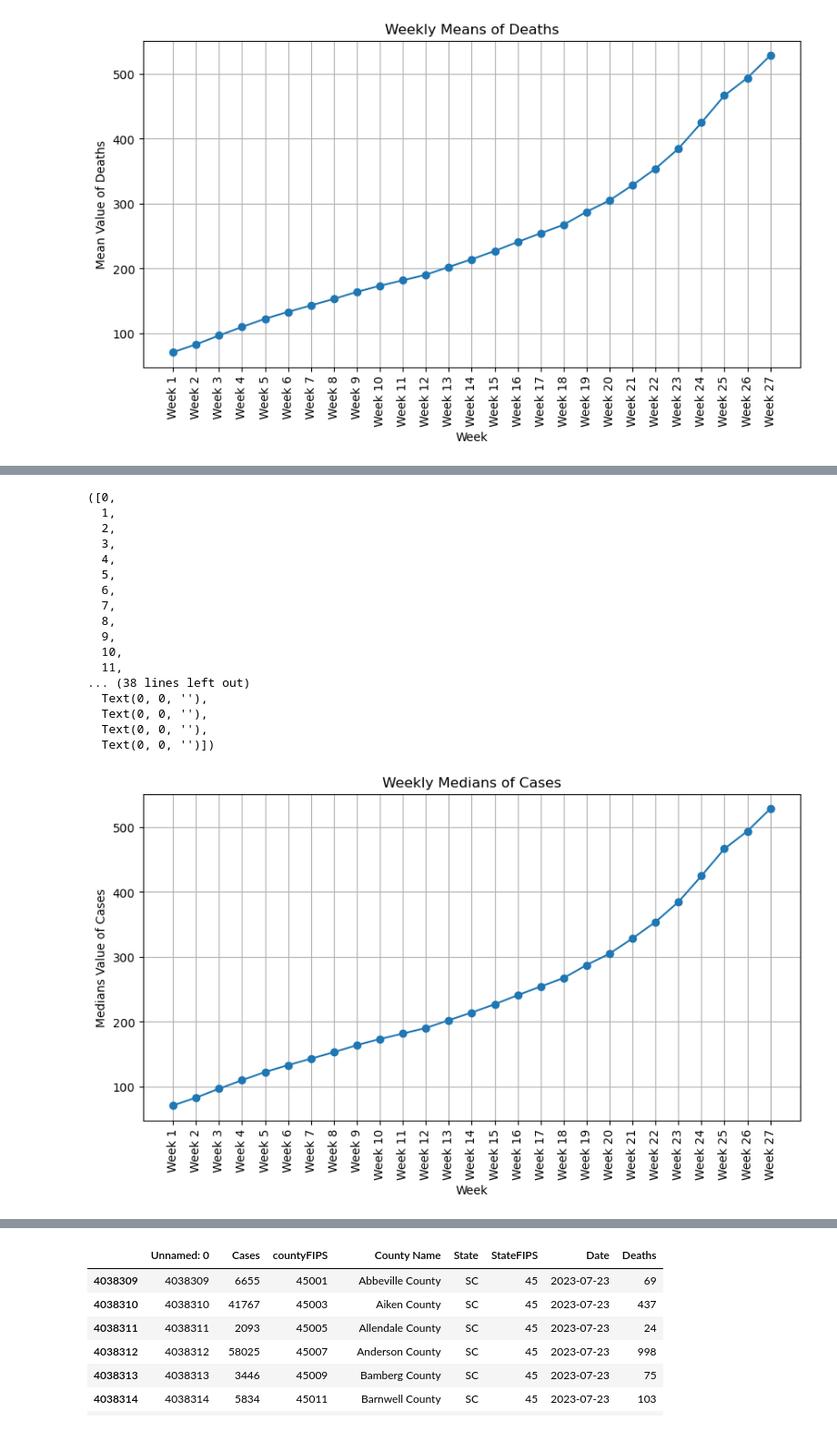
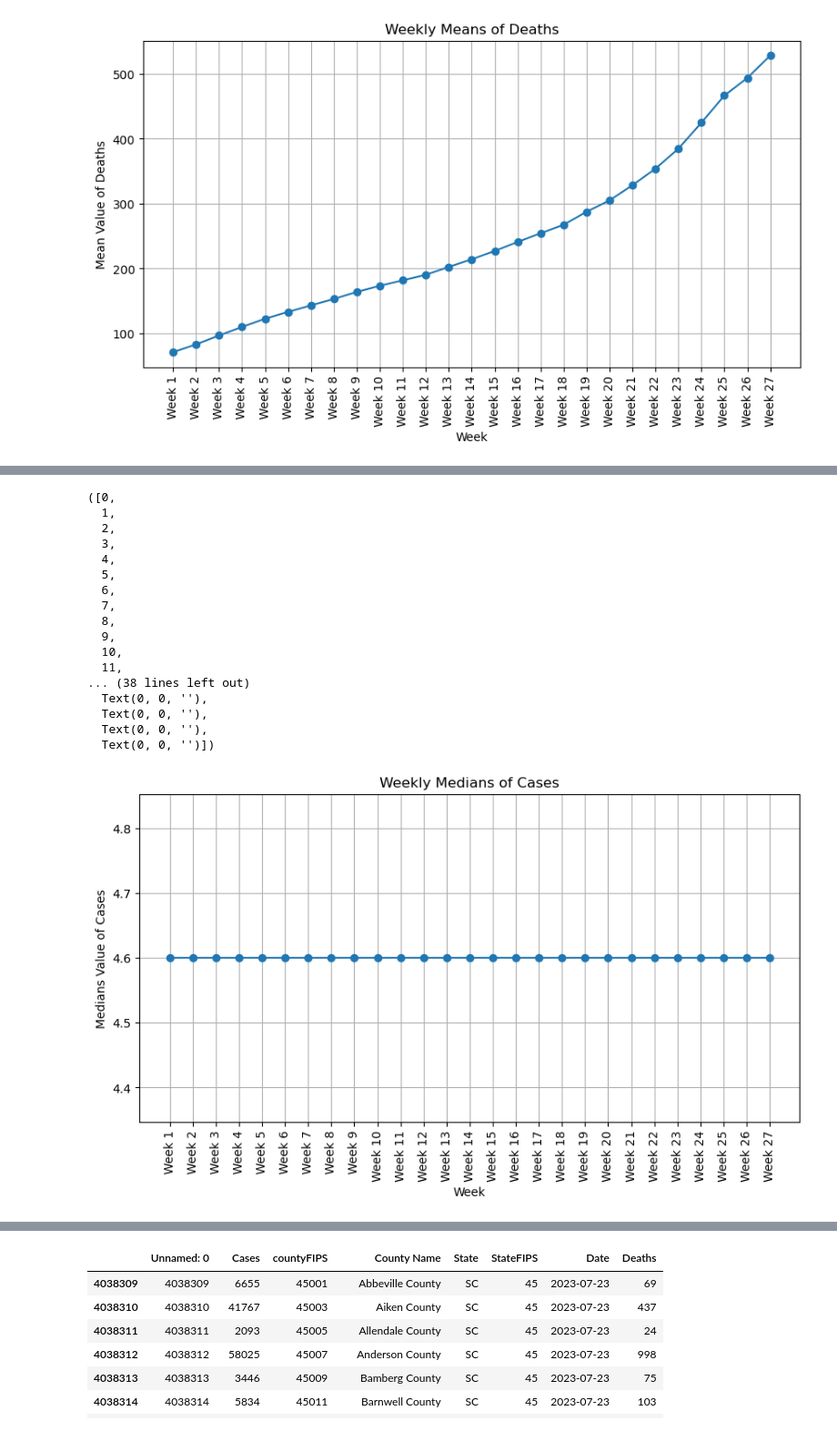
Before and after one commit to mawuliagboklu/DS-Group-, a Jupyter notebook: Project Stage II/CSC405ProjectStage2EgeKeser.ipynb, the cells around one changed output, grey strips where cells are left out. Shown at 91% size. Cells and saved outputs as stored; diff of their text form; code cells hidden in the pictures.

```diff
--- a/Project Stage II/CSC405ProjectStage2EgeKeser.ipynb
+++ b/Project Stage II/CSC405ProjectStage2EgeKeser.ipynb
@@ -165,7 +165,7 @@ endDatesOfWeeks = ['2020-07-07', '2020-07-14', '2020-07-21', '2020-07-28', '2020
 meansPerWeekNCCase = {}
 # %%
 for weekNumberNCCase, (startDateNCCase, endDateNCCase) in enumerate(zip(startDatesOfWeeks, endDatesOfWeeks), start=1):
-    weekFilteredNCCase = dfNCDataSet[(dfNCDataSet['Date'] <= endDate) & (dfNCDataSet['Date'] >= startDate)]
+    weekFilteredNCCase = dfNCDataSet[(dfNCDataSet['Date'] <= endDateNCCase) & (dfNCDataSet['Date'] >= startDateNCCase)]
     meanWeekNCCase = (weekFilteredNCCase['Cases'] / 10.000).mean()
     meansPerWeekNCCase[f'Week {weekNumberNCCase}'] = meanWeekNCCase
 # %%
@@ -201,8 +201,8 @@ plt.xticks(rotation=90)
 # %%
 meansPerWeekNCDeath = {}
 # %%
-for weekNumberNCDeath, (startDateNCDeath, endDateNCDeath) in enumerate(zip(startDates, endDates), start=1):
-    weekFilteredNCDeath = dfNCDataSet[(dfNCDataSet['Date'] <= endDate) & (dfNCDataSet['Date'] >= startDate)]
+for weekNumberNCDeath, (startDateNCDeath, endDateNCDeath) in enumerate(zip(startDatesOfWeeks, endDatesOfWeeks), start=1):
+    weekFilteredNCDeath = dfNCDataSet[(dfNCDataSet['Date'] <= endDateNCDeath) & (dfNCDataSet['Date'] >= startDateNCDeath)]
     meanWeekNCDeath = (weekFilteredNCDeath['Deaths'] / 10.000)
     meansPerWeekNCDeath[f'Week {weekNumberNCDeath}'] = meanWeekNCDeath
 # %%
@@ -239,7 +239,7 @@ plt.xticks(rotation=90)
 mediansPerWeekNCCase = {}
 # %%
 for weekNumberNCCase, (startDateNCCase, endDateNCCase) in enumerate(zip(startDatesOfWeeks, endDatesOfWeeks), start=1):
-    weekFilteredNCCase = dfNCDataSet[(dfNCDataSet['Date'] <= endDate) & (dfNCDataSet['Date'] >= startDate)]
+    weekFilteredNCCase = dfNCDataSet[(dfNCDataSet['Date'] <= endDateNCCase) & (dfNCDataSet['Date'] >= startDateNCCase)]
     medianWeekNCCase = (weekFilteredNCCase['Cases'] / 10.000).median()
     mediansPerWeekNCCase[f'Week {weekNumberNCCase}'] = medianWeekNCCase
 # %%
@@ -276,7 +276,7 @@ plt.xticks(rotation=90)
 mediansPerWeekNCDeath = {}
 # %%
 for weekNumberNCDeath, (startDateNCDeath, endDateNCDeath) in enumerate(zip(startDatesOfWeeks, endDatesOfWeeks), start=1):
-    weekFilteredNCDeath = dfNCDataSet[(dfNCDataSet['Date'] <= endDate) & (dfNCDataSet['Date'] >= startDate)]
+    weekFilteredNCDeath = dfNCDataSet[(dfNCDataSet['Date'] <= endDateNCDeath) & (dfNCDataSet['Date'] >= startDateNCDeath)]
     medianWeekNCDeath = (weekFilteredNCCase['Deaths'] / 10.000).median()
     mediansPerWeekNCDeath[f'Week {weekNumberNCDeath}'] = medianWeekNCDeath
 # %%
@@ -284,31 +284,31 @@ weekNumbersNCDeath = list(mediansPerWeekNCDeath.keys())
 medianValuesNCDeath = list(mediansPerWeekNCDeath.values())
 # %%
 plt.figure(figsize=(10, 5))
-plt.plot(weekNumbersNCDeath, meanValues, marker='o', linestyle='-')
+plt.plot(weekNumbersNCDeath, medianValuesNCDeath, marker='o', linestyle='-')
 plt.title('Weekly Medians of Cases')
 plt.xlabel('Week')
 plt.ylabel('Medians Value of Cases')
 plt.grid(True)
 plt.xticks(rotation=90)
 # %% [output]
 ([0,
   1,
   2,
   3,
   4,
   5,
   6,
   7,
   8,
   9,
   10,
   11,
 ... (38 lines left out)
   Text(0, 0, ''),
   Text(0, 0, ''),
   Text(0, 0, ''),
   Text(0, 0, '')])
-[figure, old version]
+[figure, new version]
 # %%
 meansPerWeekAKCase = {}
 # %%
```
Also changed, not shown: parts of 7 cells of this notebook.
